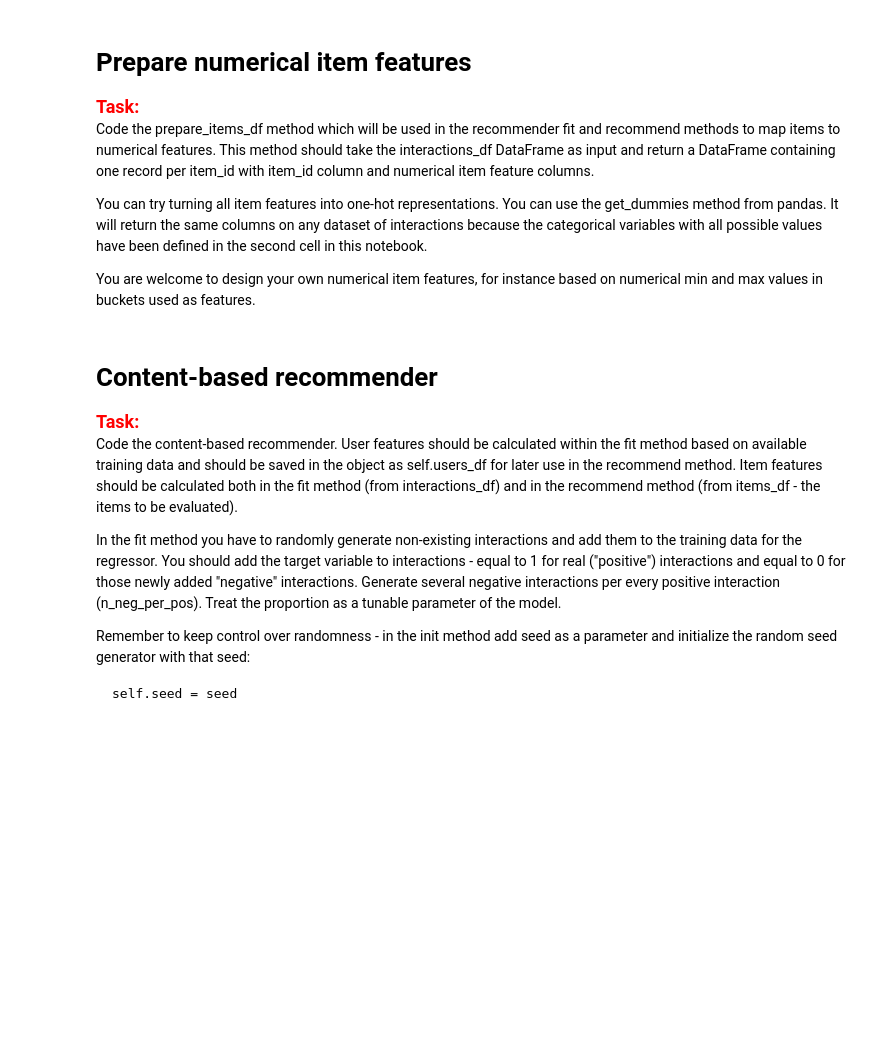
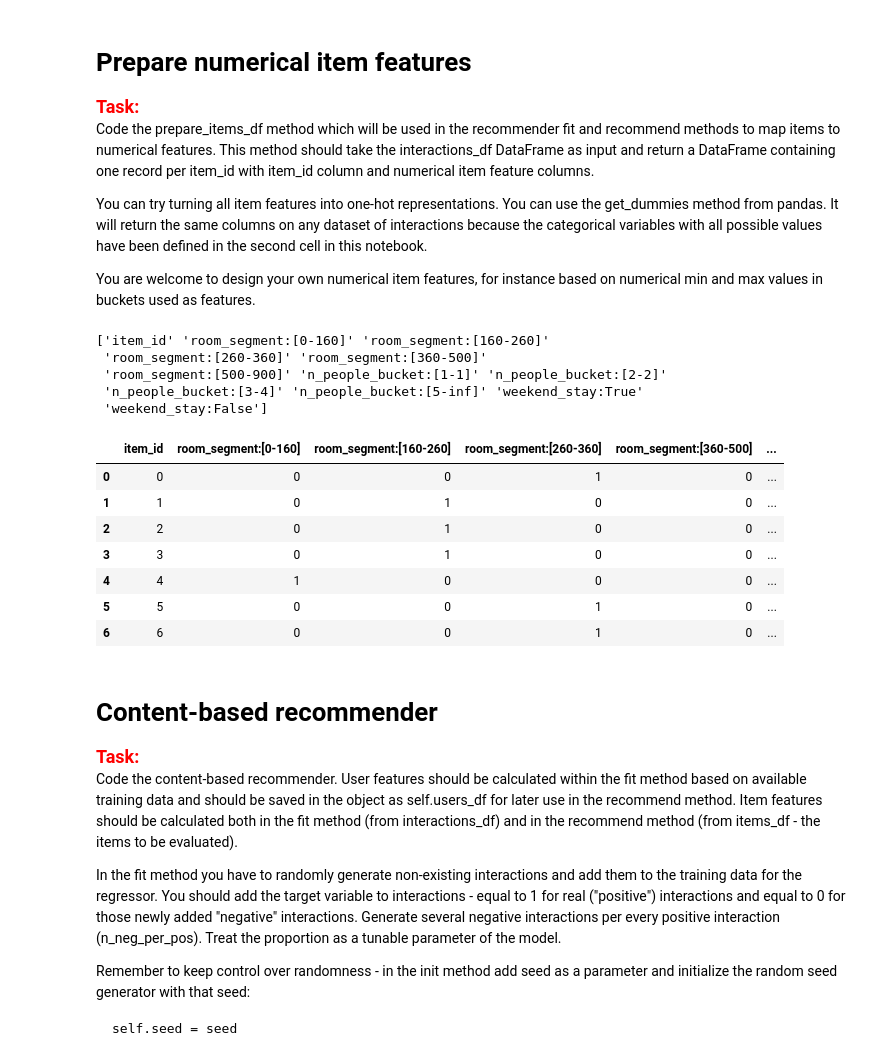
Before and after one commit to mmarlewski/recommender-systems-class, a Jupyter notebook: project_1_recommender_and_evaluation.ipynb, the cells around one changed output. Drawn from its saved outputs; the diff is of its cells as text; code cells hidden in the pictures; blank space fills up the shorter version.

```diff
--- a/project_1_recommender_and_evaluation.ipynb
+++ b/project_1_recommender_and_evaluation.ipynb
@@ -93,16 +176,54 @@ You are welcome to design your own numerical item features, for instance based o
 # %%
 def prepare_items_df(interactions_df):
 
-    # Write your code here
+    unique_interactions_df = interactions_df.copy()
+    unique_interactions_df = unique_interactions_df.drop(columns=["user_id"])
+    unique_interactions_df = unique_interactions_df.drop_duplicates()
+
+    unique_item_ids = unique_interactions_df['item_id']
+    n_items = len(unique_item_ids)
+
+    item_id_mapping = dict(zip(unique_item_ids, list(range(n_items))))
+    item_id_reverse_mapping = dict(zip(list(range(n_items)), unique_item_ids))
+
+    items_df = pd.DataFrame()
+    items_df["item_id"] = unique_item_ids
+
+    one_hot_room_segment = pd.get_dummies(unique_interactions_df["room_segment"])
+    one_hot_room_segment = one_hot_room_segment.add_prefix("room_segment:")
+    one_hot_n_people_bucket = pd.get_dummies(unique_interactions_df["n_people_bucket"])
+    one_hot_n_people_bucket = one_hot_n_people_bucket.add_prefix("n_people_bucket:")
+    one_hot_weekend_stay = pd.get_dummies(unique_interactions_df["weekend_stay"])
+    one_hot_weekend_stay = one_hot_weekend_stay.add_prefix("weekend_stay:")
+
+    items_df = items_df.join(one_hot_room_segment)
+    items_df = items_df.join(one_hot_n_people_bucket)
+    items_df = items_df.join(one_hot_weekend_stay)
+
+    item_features = items_df.columns.values
 
     return items_df, item_features
 
 
 items_df, item_features = prepare_items_df(interactions_df)
 
 print(item_features)
 
 display(items_df.loc[items_df['item_id'].isin([0, 1, 2, 3, 4, 5, 6])].head(15))
+# %% [output]
+['item_id' 'room_segment:[0-160]' 'room_segment:[160-260]'
+ 'room_segment:[260-360]' 'room_segment:[360-500]'
+ 'room_segment:[500-900]' 'n_people_bucket:[1-1]' 'n_people_bucket:[2-2]'
+ 'n_people_bucket:[3-4]' 'n_people_bucket:[5-inf]' 'weekend_stay:True'
+ 'weekend_stay:False']
+|  | item_id | room_segment:[0-160] | room_segment:[160-260] | room_segment:[260-360] | room_segment:[360-500] | ... |
+| 0 | 0 | 0 | 0 | 1 | 0 | ... |
+| 1 | 1 | 0 | 1 | 0 | 0 | ... |
+| 2 | 2 | 0 | 1 | 0 | 0 | ... |
+| 3 | 3 | 0 | 1 | 0 | 0 | ... |
+| 4 | 4 | 1 | 0 | 0 | 0 | ... |
+| 5 | 5 | 0 | 0 | 1 | 0 | ... |
+| 6 | 6 | 0 | 0 | 1 | 0 | ... |
 # %% [markdown]
 # Content-based recommender
 
```
Also changed, not shown: parts of 4 cells of this notebook, 8 other files.
